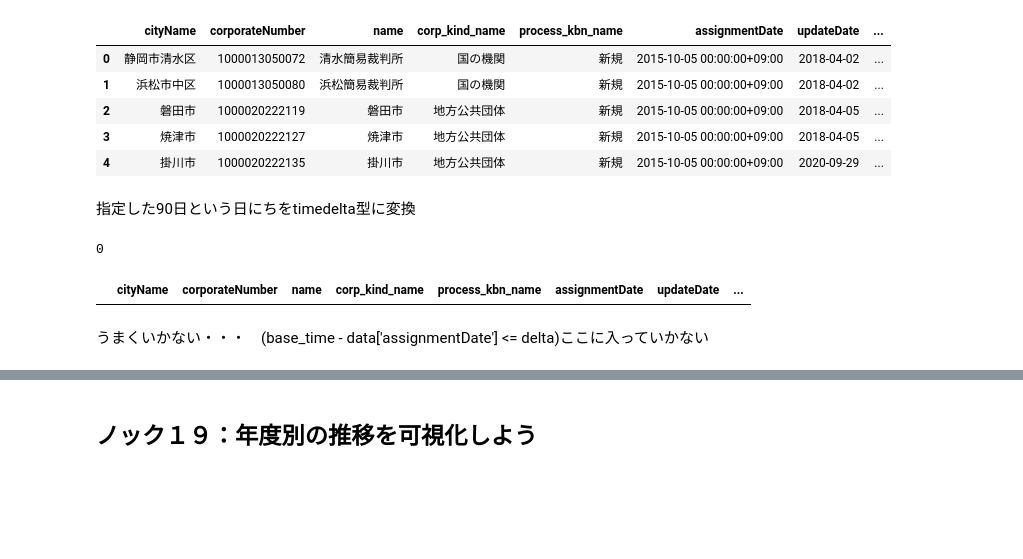
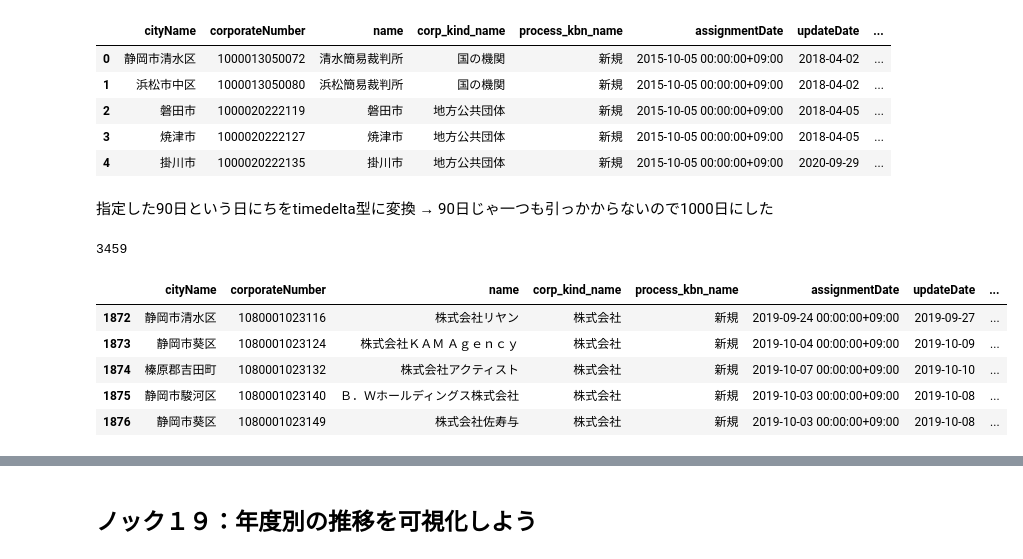
Before and after one commit to ayakamori0702/100knock-process-visualization, a Jupyter notebook: chapter-1/src/1章.ipynb, the cells around one changed output, grey strips where cells are left out. Saved outputs shown, nothing was run; the diff lists cells and outputs as text; code cells hidden in the pictures; blank space fills up the shorter version.

```diff
--- a/chapter-1/src/1章.ipynb
+++ b/chapter-1/src/1章.ipynb
@@ -1123,7 +1125,7 @@ print(type(base_time))
 # %% [markdown]
 assignmentDateと、base_timeのデータ型が異なるので、assignmentDateをTimestamp型に変換
 # %%
-data['assignmentDate'] = data['assignmentDate'].dt.tz_convert('Asia/Tokyo')  # タイムゾーンを変換　.dt.tz_localize('Asia/Tokyo')ではだめだった・・・
+data['assignmentDate'] = data['assignmentDate'].dt.tz_localize('Asia/Tokyo') # タイムゾーンを変換
 data.head()
 # %% [output]
 |  | cityName | corporateNumber | name | corp_kind_name | process_kbn_name | assignmentDate | updateDate | ... |
@@ -1133,14 +1135,17 @@ data.head()
 | 3 | 焼津市 | 1000020222127 | 焼津市 | 地方公共団体 | 新規 | 2015-10-05 00:00:00+09:00 | 2018-04-05 | ... |
 | 4 | 掛川市 | 1000020222135 | 掛川市 | 地方公共団体 | 新規 | 2015-10-05 00:00:00+09:00 | 2020-09-29 | ... |
 # %% [markdown]
-指定した90日という日にちをtimedelta型に変換
+指定した90日という日にちをtimedelta型に変換 → 90日じゃ一つも引っかからないので1000日にした
 # %%
-delta = pd.Timedelta(90, 'days')  # pd.to_timedelta を使用して、スカラー、配列、リスト、またはシリーズを、認識されたtimedelta形式/値から Timedelta タイプに変換できます
+delta = pd.Timedelta(1000, 'days')  # pd.to_timedelta を使用して、スカラー、配列、リスト、またはシリーズを、認識されたtimedelta形式/値から Timedelta タイプに変換できます
 tmp = data.loc[(data['process_kbn_name'] == '新規') & (base_time - data['assignmentDate'] <= delta)]
 print(len(tmp))
 tmp.head()
 # %% [output]
-0
+3459
 |  | cityName | corporateNumber | name | corp_kind_name | process_kbn_name | assignmentDate | updateDate | ... |
+| 1872 | 静岡市清水区 | 1080001023116 | 株式会社リヤン | 株式会社 | 新規 | 2019-09-24 00:00:00+09:00 | 2019-09-27 | ... |
+| 1873 | 静岡市葵区 | 1080001023124 | 株式会社ＫＡＭ Ａｇｅｎｃｙ | 株式会社 | 新規 | 2019-10-04 00:00:00+09:00 | 2019-10-09 | ... |
+| 1874 | 榛原郡吉田町 | 1080001023132 | 株式会社アクティスト | 株式会社 | 新規 | 2019-10-07 00:00:00+09:00 | 2019-10-10 | ... |
+| 1875 | 静岡市駿河区 | 1080001023140 | Ｂ．Ｗホールディングス株式会社 | 株式会社 | 新規 | 2019-10-03 00:00:00+09:00 | 2019-10-08 | ... |
+| 1876 | 静岡市葵区 | 1080001023149 | 株式会社佐寿与 | 株式会社 | 新規 | 2019-10-03 00:00:00+09:00 | 2019-10-08 | ... |
-# %% [markdown]
-うまくいかない・・・　(base_time - data['assignmentDate'] <= delta)ここに入っていかない
```
Also changed, not shown: parts of 19 cells of this notebook, 5 other files.
